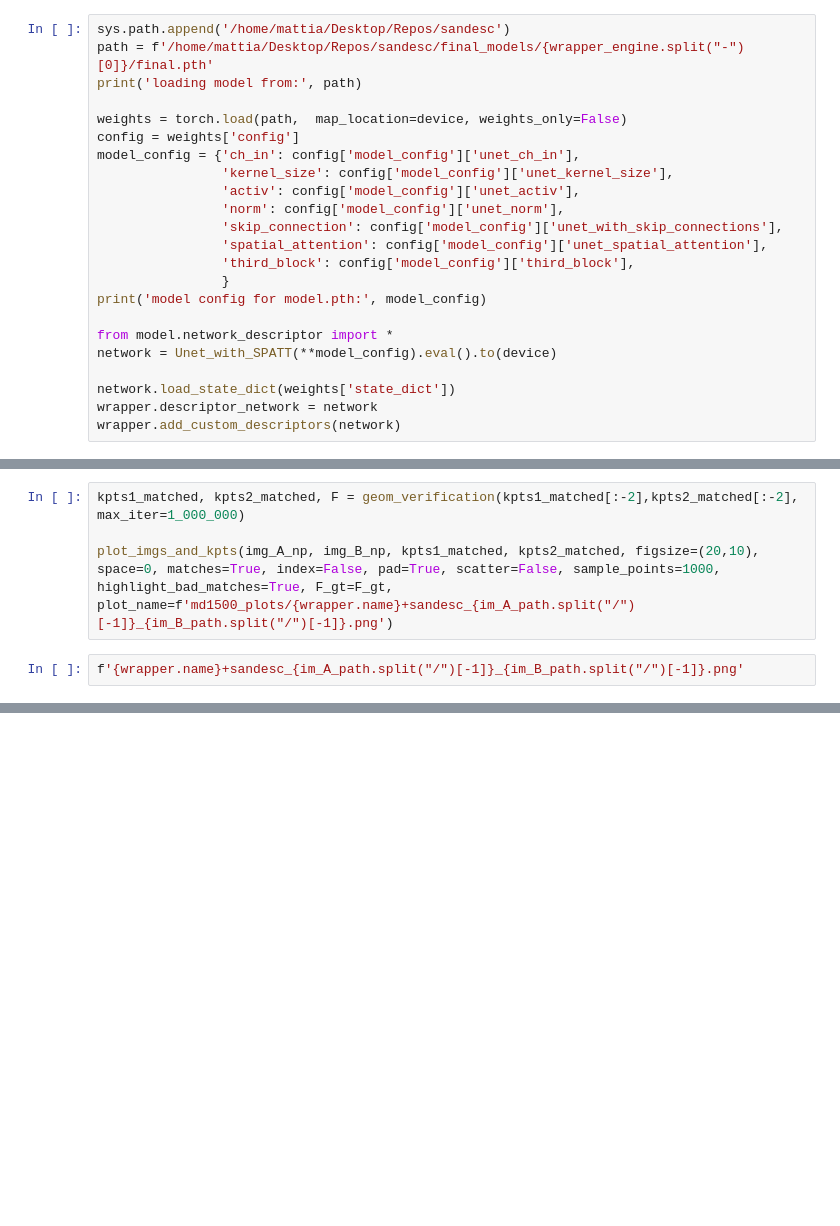
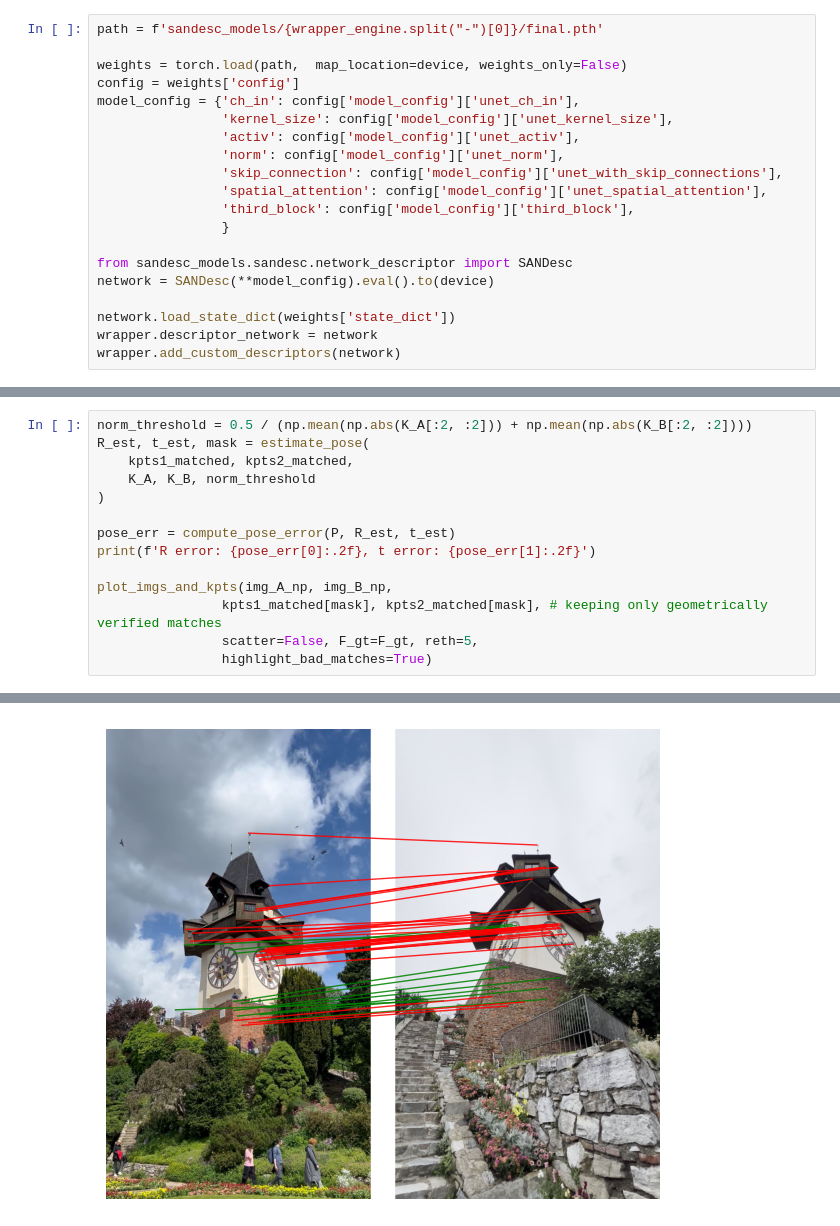
Before and after one commit to mattiadurso/keypoints_factory, a Jupyter notebook: demo.ipynb, the cells around one changed output, grey strips where cells are left out. Drawn from its saved outputs; the diff is of its cells as text; blank space fills up the shorter version.

```diff
--- a/demo.ipynb
+++ b/demo.ipynb
@@ -105,7 +131,5 @@ highlight_bad_matches=True, F_gt=F_gt)#, plot_name=f'md1500_plots/{wrapper.name}
 # %%
-sys.path.append('/home/mattia/Desktop/Repos/sandesc')
-path = f'/home/mattia/Desktop/Repos/sandesc/final_models/{wrapper_engine.split("-")[0]}/final.pth'
-print('loading model from:', path)
+path = f'sandesc_models/{wrapper_engine.split("-")[0]}/final.pth'
 
 weights = torch.load(path,  map_location=device, weights_only=False)
 config = weights['config']
@@ -117,10 +141,9 @@ model_config = {'ch_in': config['model_config']['unet_ch_in'],
                 'spatial_attention': config['model_config']['unet_spatial_attention'],
                 'third_block': config['model_config']['third_block'],
                 }
-print('model config for model.pth:', model_config)
 
-from model.network_descriptor import *
-network = Unet_with_SPATT(**model_config).eval().to(device)
+from sandesc_models.sandesc.network_descriptor import SANDesc
+network = SANDesc(**model_config).eval().to(device)
 
 network.load_state_dict(weights['state_dict'])
 wrapper.descriptor_network = network
@@ -142,7 +167,15 @@ print(kpts1_matched.shape, kpts2_matched.shape)
-# %%
-kpts1_matched, kpts2_matched, F = geom_verification(kpts1_matched[:-2],kpts2_matched[:-2], max_iter=1_000_000)
-
-plot_imgs_and_kpts(img_A_np, img_B_np, kpts1_matched, kpts2_matched, figsize=(20,10), space=0, matches=True, index=False, pad=True, scatter=False, sample_points=1000,
-highlight_bad_matches=True, F_gt=F_gt, plot_name=f'md1500_plots/{wrapper.name}+sandesc_{im_A_path.split("/")[-1]}_{im_B_path.split("/")[-1]}.png')
-# %%
-f'{wrapper.name}+sandesc_{im_A_path.split("/")[-1]}_{im_B_path.split("/")[-1]}.png'
+# %%
+norm_threshold = 0.5 / (np.mean(np.abs(K_A[:2, :2])) + np.mean(np.abs(K_B[:2, :2])))
+R_est, t_est, mask = estimate_pose(
+    kpts1_matched, kpts2_matched,
+    K_A, K_B, norm_threshold
+)
+
+pose_err = compute_pose_error(P, R_est, t_est)
+print(f'R error: {pose_err[0]:.2f}, t error: {pose_err[1]:.2f}')
+
+plot_imgs_and_kpts(img_A_np, img_B_np,
+                kpts1_matched[mask], kpts2_matched[mask], # keeping only geometrically verified matches
+                scatter=False, F_gt=F_gt, reth=5,
+                highlight_bad_matches=True)
+# %% [output]
@@ -148,0 +185 @@ f'{wrapper.name}+sandesc_{im_A_path.split("/")[-1]}_{im_B_path.split("/")[-1]}.p
+[figure, added]
```
Also changed, not shown: parts of 15 cells of this notebook, 4 other files.
